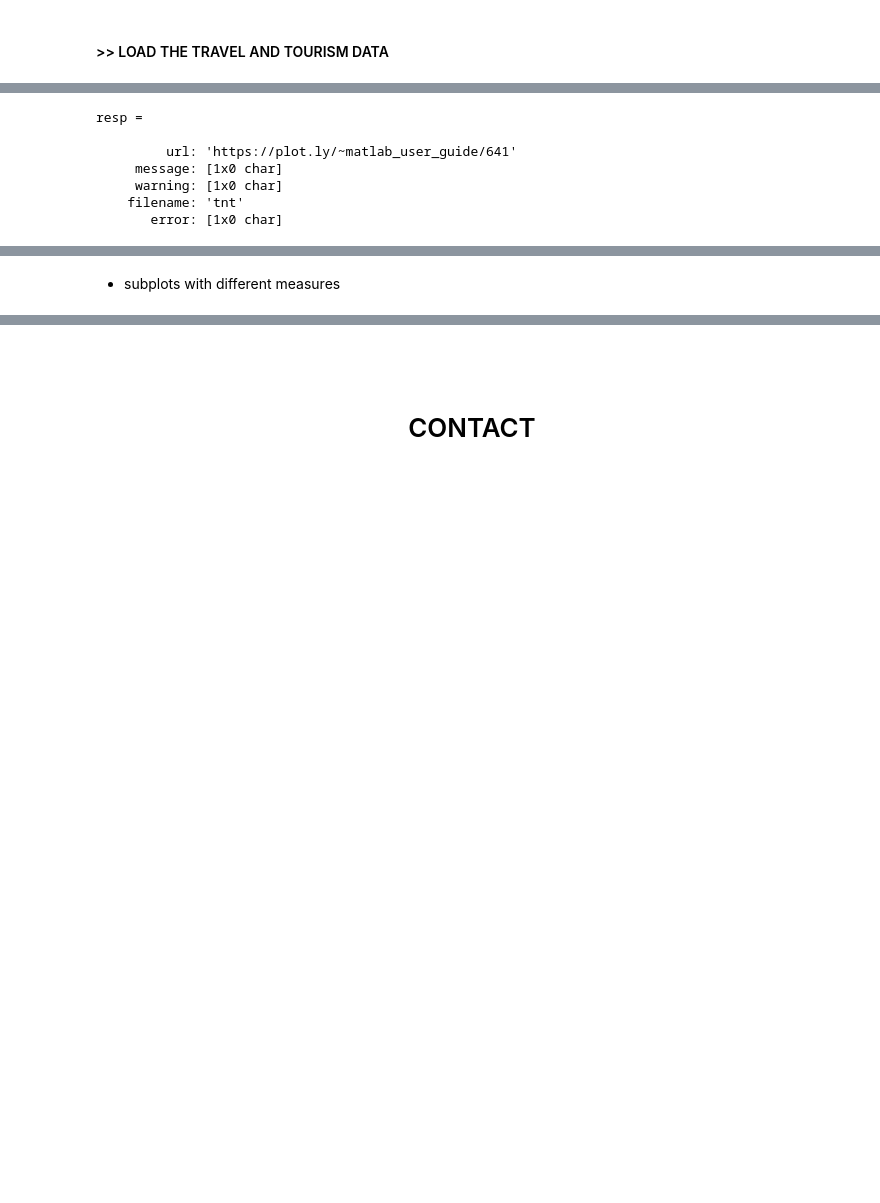
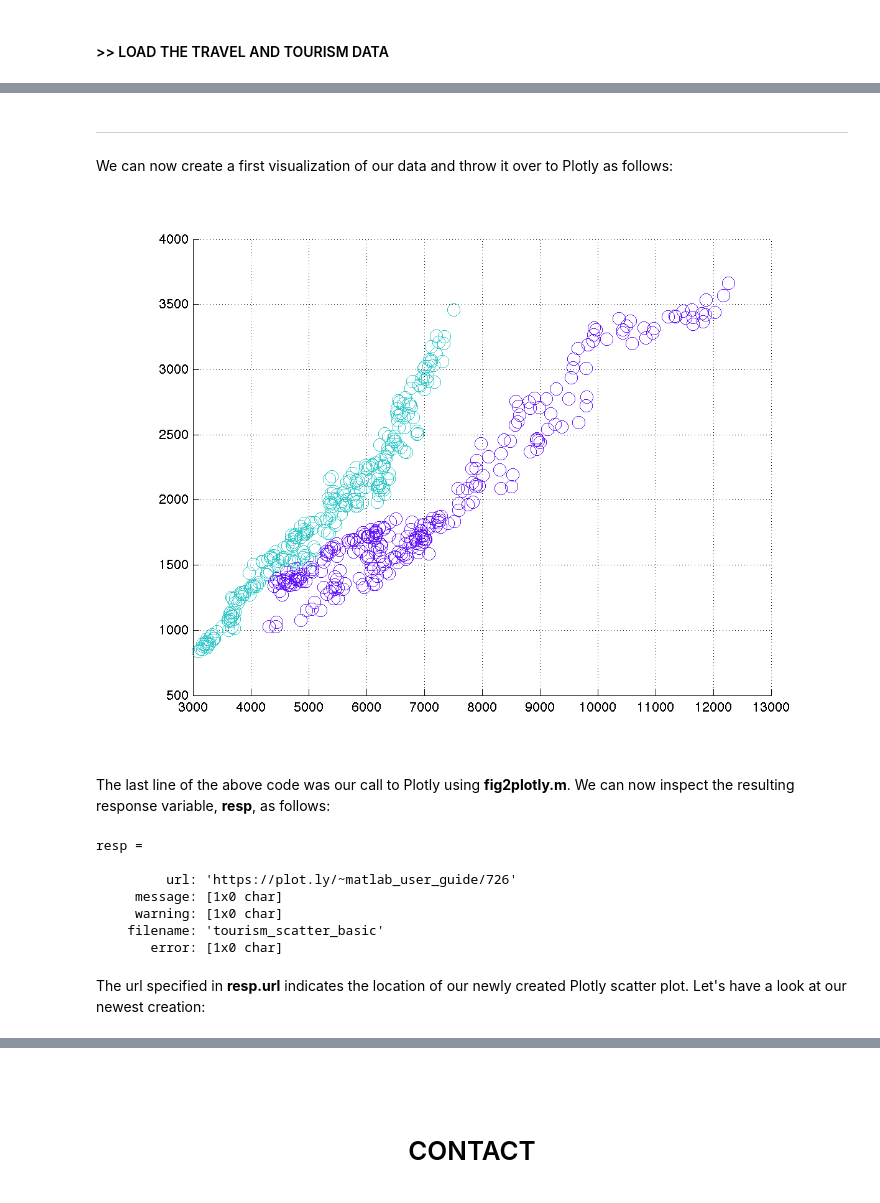
Before and after one commit to icopavan/MATLAB-User-Guide, a Jupyter notebook: 00_Scatter_&_Line_Plots.ipynb, the cells around one changed output, grey strips where cells are left out. Drawn from its saved outputs; the diff is of its cells as text; code cells hidden in the pictures; blank space fills up the shorter version.

Commit message:
[ADD] more line and scatter plot examples

```diff
--- a/00_Scatter_&_Line_Plots.ipynb
+++ b/00_Scatter_&_Line_Plots.ipynb
@@ -95,12 +98,52 @@ resp = fig2plotly(fig,'name','tnt');
+# %% [markdown]
+<hr size = 3>
+# %% [markdown]
+We can now create a first visualization of our data and throw it over to Plotly as follows:
+# %%
+%%matlab
+
+%new matlab figure
+fig = figure;
+
+%first scatter plot colour
+col1 = [50 200 200]/255;
+
+%scatter plot imports.travel vs. imports.fare
+scatter(imports.travel,imports.fare,100,col1,'o')
+
+%on the same plot...
+hold on
+
+%second scatter plot colour
+col2 = [100 20 250]/255;
+
+%scatter plot exorts.travel vs. exports.fare
+scatter(exports.travel,exports.fares,100, col2,'o')
+
+%turn on the axes grid
+grid
+
+
+%%%%%%%%%%%%%%%%%%%%%%
+%       PLOTLY       %
+%%%%%%%%%%%%%%%%%%%%%%
+
+resp = fig2plotly(fig,'name','tourism_scatter_basic');
+# %% [output]
+[figure, added]
+# %% [markdown]
+The last line of the above code was our call to Plotly using **fig2plotly.m**. We can now inspect the resulting response variable, **resp**, as follows:
 # %%
 %%matlab
 resp
 # %% [output]
 resp =
 
-         url: 'https://plot.ly/~matlab_user_guide/641'
+         url: 'https://plot.ly/~matlab_user_guide/726'
      message: [1x0 char]
      warning: [1x0 char]
-    filename: 'tnt'
+    filename: 'tourism_scatter_basic'
        error: [1x0 char]
+# %% [markdown]
+The url specified in **resp.url** indicates the location of our newly created Plotly scatter plot. Let's have a look at our newest creation:
 # %%
@@ -108,5 +151,2 @@ show_plot('https://plot.ly/~matlab_user_guide/641')
 # %% [output]
 [interactive output not drawn]
-# %% [markdown]
-
-- subplots with different measures
```
Also changed, not shown: parts of 59 cells of this notebook.
